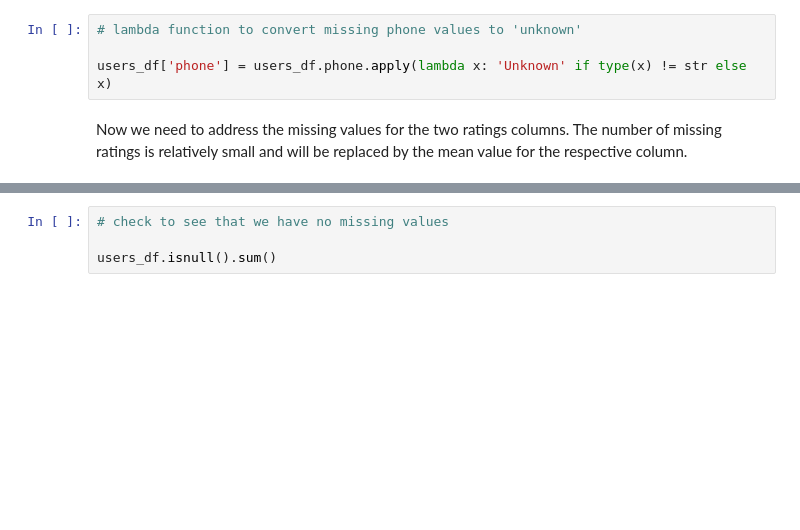
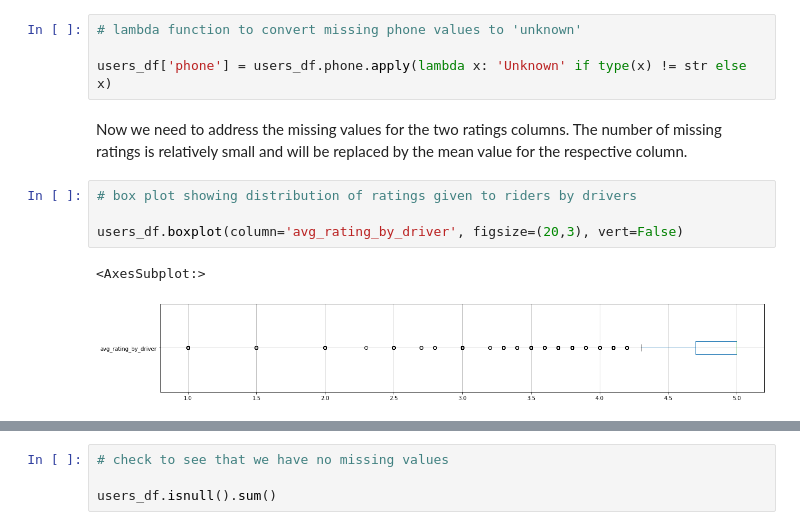
Before and after one commit to LiftedAquatic/ultimate_challenge, a Jupyter notebook: Ultimate challenge notebook.ipynb, the cells around one changed output, grey strips where cells are left out. Saved outputs shown, nothing was run; the diff lists cells and outputs as text; blank space fills up the shorter version.

```diff
--- a/Ultimate challenge notebook.ipynb
+++ b/Ultimate challenge notebook.ipynb
@@ -294,3 +313,10 @@ There are two types of phone as well as some missing values. We will make a new
 users_df['phone'] = users_df.phone.apply(lambda x: 'Unknown' if type(x) != str else x)
 # %% [markdown]
 Now we need to address the missing values for the two ratings columns. The number of missing ratings is relatively small and will be replaced by the mean value for the respective column.
+# %%
+# box plot showing distribution of ratings given to riders by drivers
+
+users_df.boxplot(column='avg_rating_by_driver', figsize=(20,3), vert=False)
+# %% [output]
+<AxesSubplot:>
+[figure, added]
```
Also changed, not shown: parts of 92 cells of this notebook.
